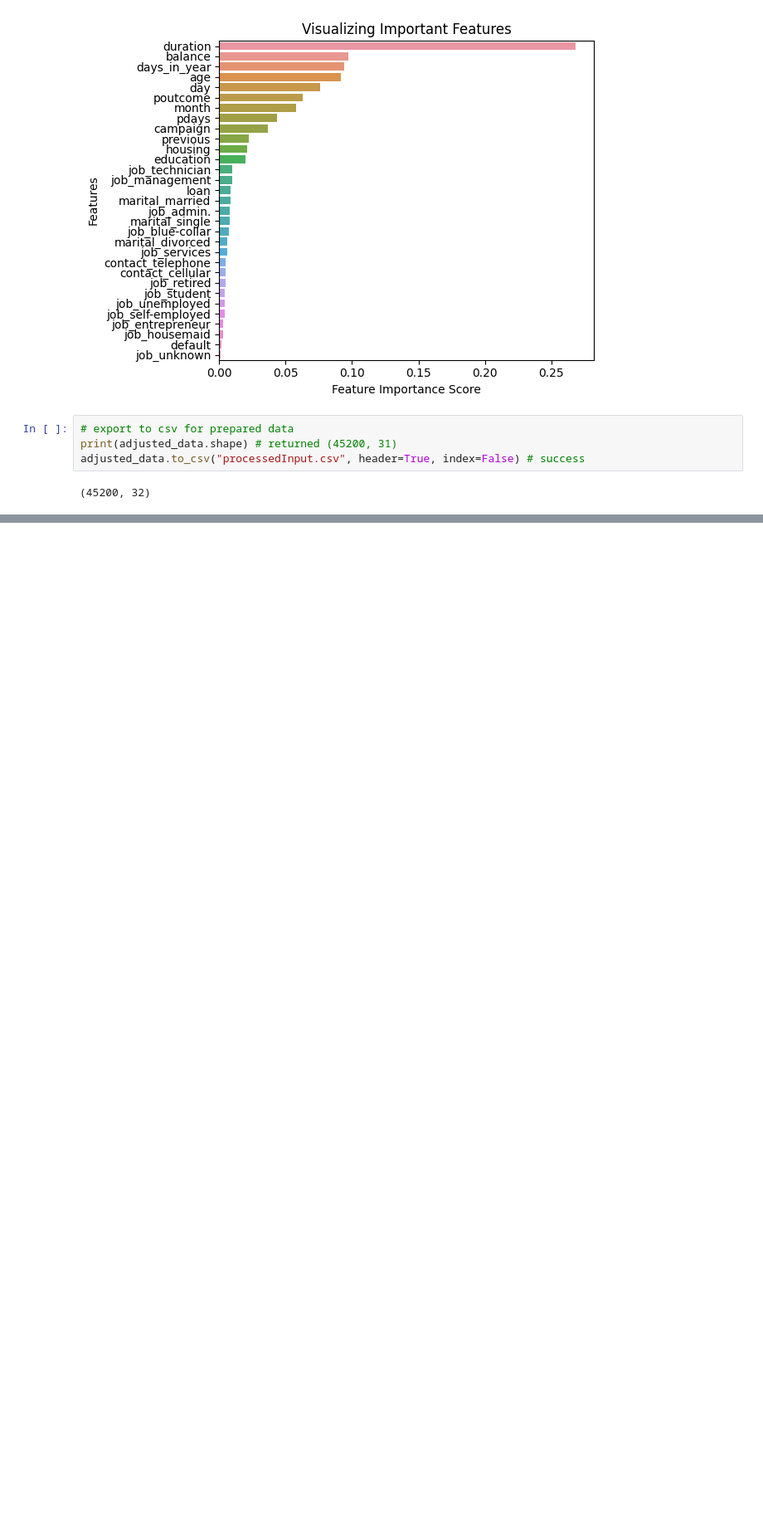
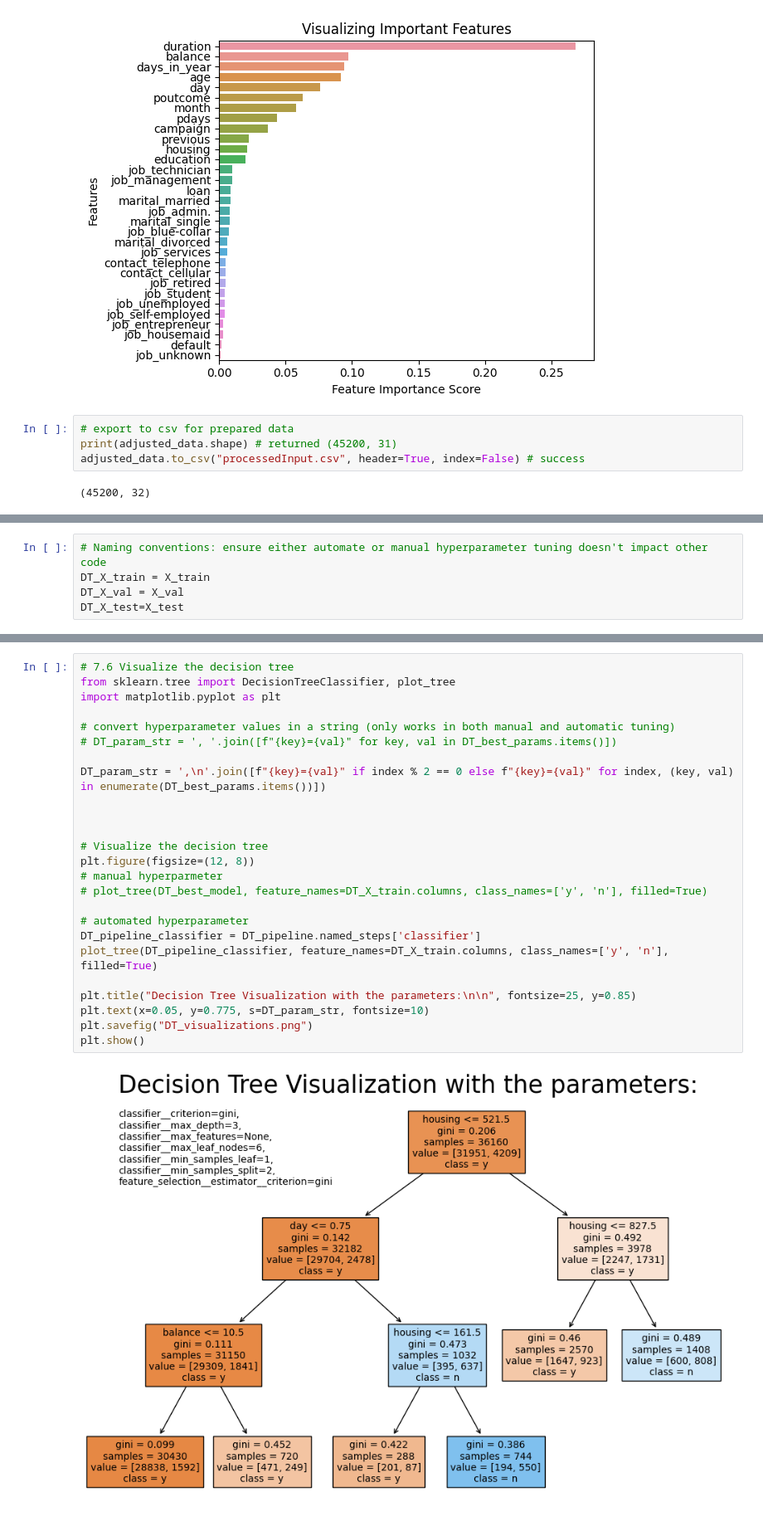
Before and after one commit to Alex-Mak-MCW/Deposit_Subcriptions_Predictions_Project, a Jupyter notebook: Codebase/codebase.ipynb, the cells around one changed output, grey strips where cells are left out. Shown at 83% size. Cells and saved outputs as stored; diff of their text form; blank space fills up the shorter version.

```diff
--- a/Codebase/codebase.ipynb
+++ b/Codebase/codebase.ipynb
@@ -397,0 +532,5 @@ max        1.000000    395.000000
+# %%
+# Naming conventions: ensure either automate or manual hyperparameter tuning doesn't impact other code
+DT_X_train = X_train
+DT_X_val = X_val
+DT_X_test=X_test
@@ -397,0 +620,27 @@ max        1.000000    395.000000
+# %%
+# 7.6 Visualize the decision tree
+from sklearn.tree import DecisionTreeClassifier, plot_tree
+import matplotlib.pyplot as plt
+
+# convert hyperparameter values in a string (only works in both manual and automatic tuning)
+# DT_param_str = ', '.join([f"{key}={val}" for key, val in DT_best_params.items()])
+
+DT_param_str = ',\n'.join([f"{key}={val}" if index % 2 == 0 else f"{key}={val}" for index, (key, val) in enumerate(DT_best_params.items())])
+
+
+
+# Visualize the decision tree
+plt.figure(figsize=(12, 8))
+# manual hyperparmeter
+# plot_tree(DT_best_model, feature_names=DT_X_train.columns, class_names=['y', 'n'], filled=True)
+
+# automated hyperparameter
+DT_pipeline_classifier = DT_pipeline.named_steps['classifier']
+plot_tree(DT_pipeline_classifier, feature_names=DT_X_train.columns, class_names=['y', 'n'], filled=True)
+
+plt.title("Decision Tree Visualization with the parameters:\n\n", fontsize=25, y=0.85)
+plt.text(x=0.05, y=0.775, s=DT_param_str, fontsize=10)
+plt.savefig("DT_visualizations.png")
+plt.show()
+# %% [output]
+[figure, added]
```
Also changed, not shown: parts of 8 cells of this notebook, 5 other files.
